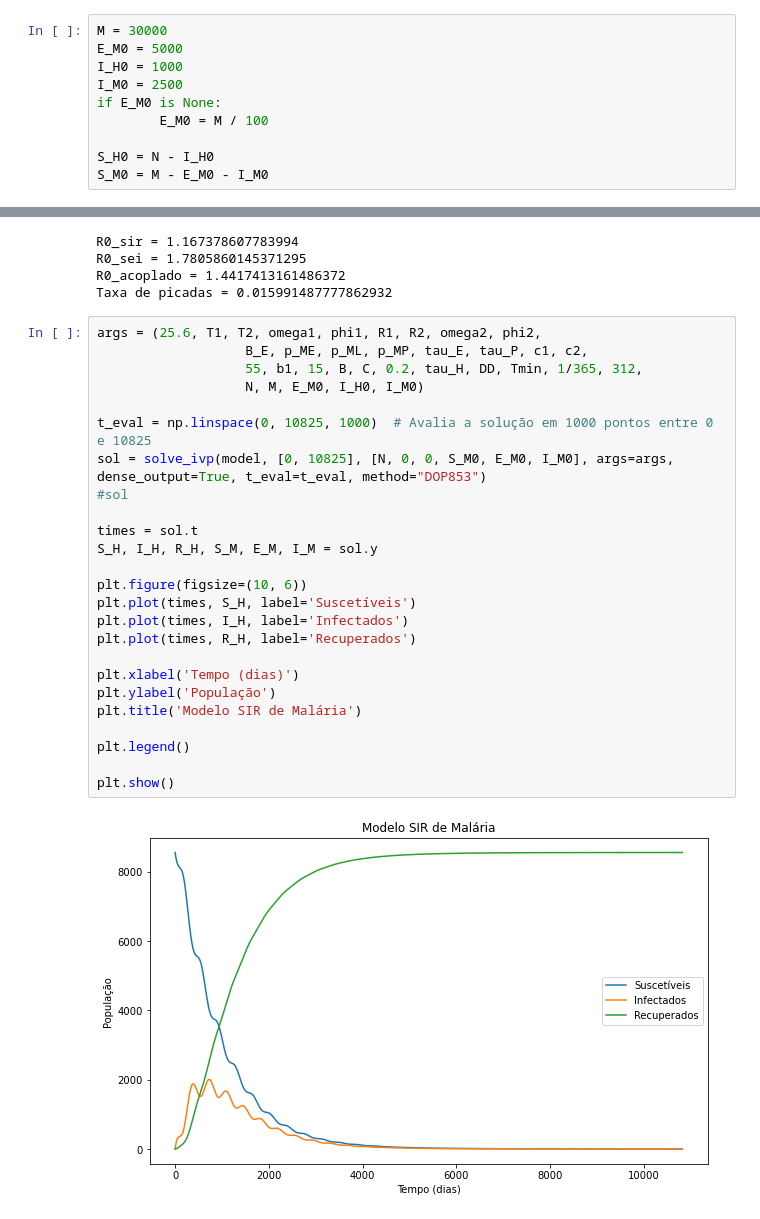
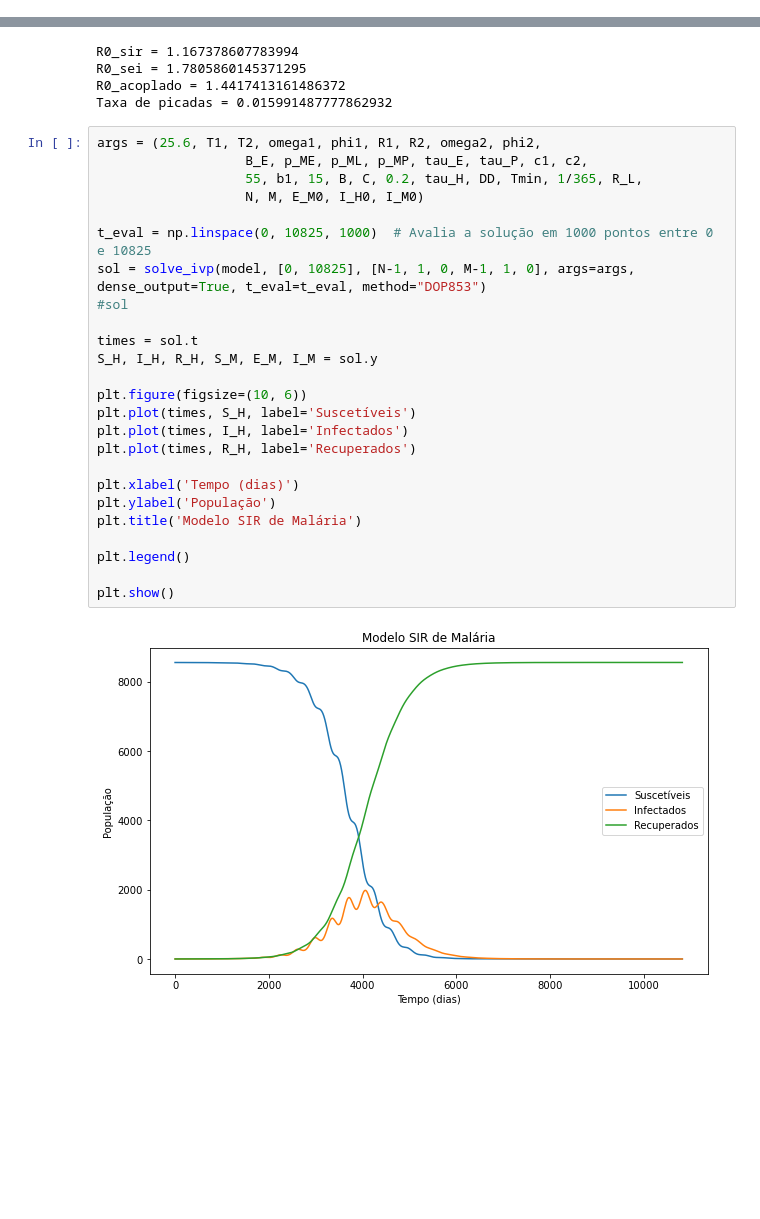
Before and after one commit to RaphaLevy/TCC, a Jupyter notebook: Discussão/Analisa_Modificacoes_do_Biting_Rate.ipynb, the cells around one changed output, grey strips where cells are left out. Saved outputs shown, nothing was run; the diff lists cells and outputs as text; blank space fills up the shorter version.

```diff
--- a/Discussão/Analisa_Modificacoes_do_Biting_Rate.ipynb
+++ b/Discussão/Analisa_Modificacoes_do_Biting_Rate.ipynb
@@ -935,16 +935,6 @@ plt.legend()
 plt.show()
 # %% [output]
 [figure]
-# %%
-M = 30000
-E_M0 = 5000
-I_H0 = 1000
-I_M0 = 2500
-if E_M0 is None:
-        E_M0 = M / 100
-
-S_H0 = N - I_H0
-S_M0 = M - E_M0 - I_M0
 # %%
 initial_R0_sir, initial_R0_sei, initial_R0_full, a0 = calculate_initial_values(R_L, 25.6, Tmin, DD, 55,
                                                                            T1, T2, omega1, phi1, R1, R2, omega2, phi2,
@@ -959,27 +949,27 @@ Taxa de picadas = 0.015991487777862932
 # %%
 args = (25.6, T1, T2, omega1, phi1, R1, R2, omega2, phi2,
                    B_E, p_ME, p_ML, p_MP, tau_E, tau_P, c1, c2,
-                   55, b1, 15, B, C, 0.2, tau_H, DD, Tmin, 1/365, 312,
+                   55, b1, 15, B, C, 0.2, tau_H, DD, Tmin, 1/365, R_L,
                    N, M, E_M0, I_H0, I_M0)
 
 t_eval = np.linspace(0, 10825, 1000)  # Avalia a solução em 1000 pontos entre 0 e 10825
-sol = solve_ivp(model, [0, 10825], [N, 0, 0, S_M0, E_M0, I_M0], args=args, dense_output=True, t_eval=t_eval, method="DOP853")
+sol = solve_ivp(model, [0, 10825], [N-1, 1, 0, M-1, 1, 0], args=args, dense_output=True, t_eval=t_eval, method="DOP853")
 #sol
 
 times = sol.t
 S_H, I_H, R_H, S_M, E_M, I_M = sol.y
 
 plt.figure(figsize=(10, 6))
 plt.plot(times, S_H, label='Suscetíveis')
 plt.plot(times, I_H, label='Infectados')
 plt.plot(times, R_H, label='Recuperados')
 
 plt.xlabel('Tempo (dias)')
 plt.ylabel('População')
 plt.title('Modelo SIR de Malária')
 
 plt.legend()
 
 plt.show()
 # %% [output]
-[figure, old version]
+[figure, new version]
```
Also changed, not shown: parts of 11 cells of this notebook.
